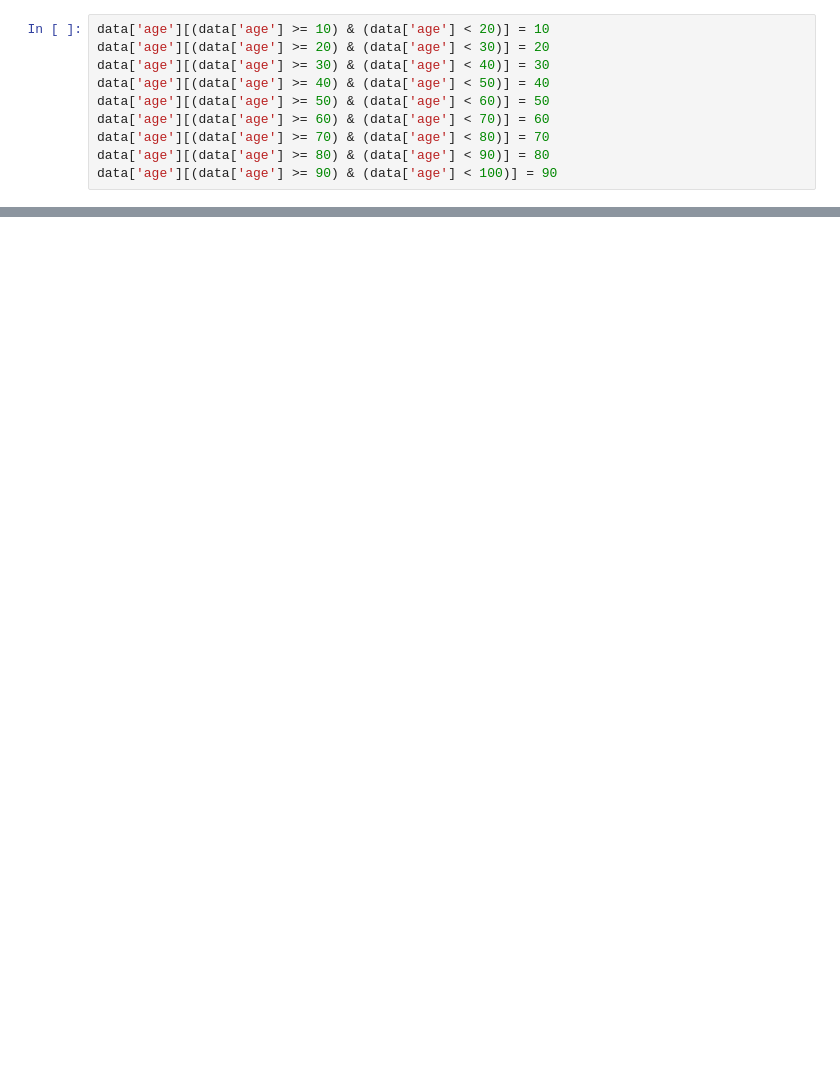
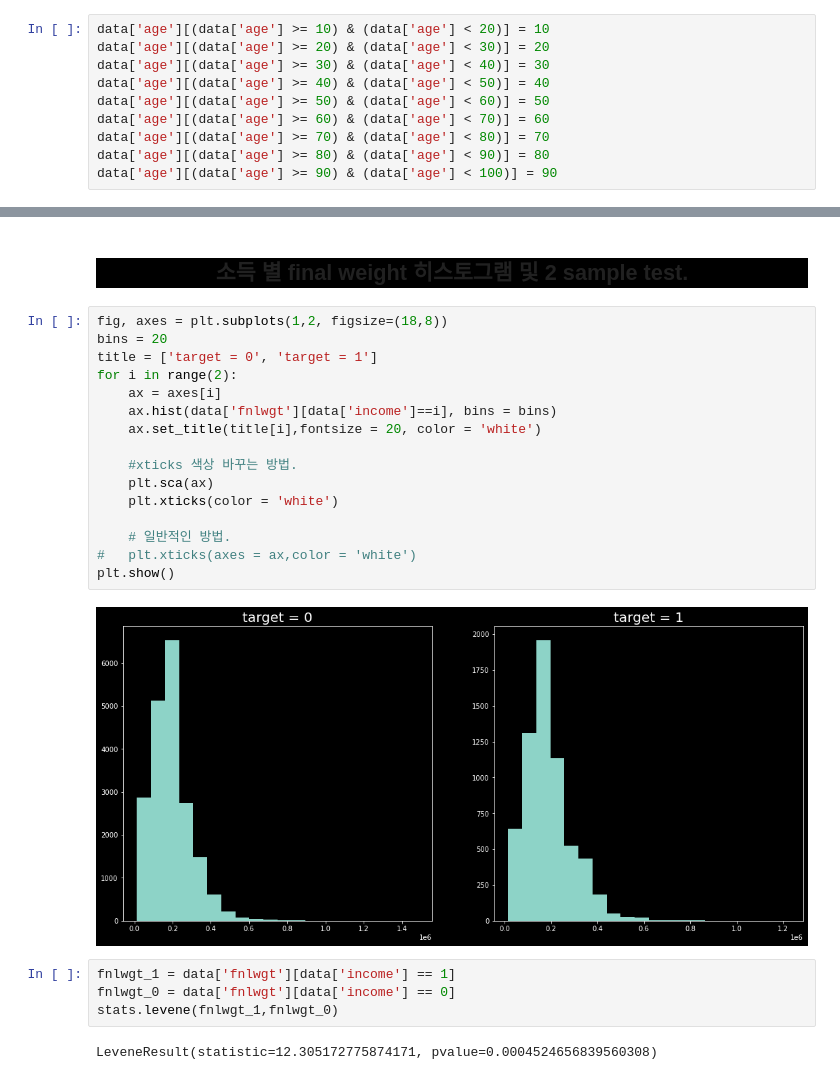
Before and after one commit to Falconno7/kaggle_project, a Jupyter notebook: T-academy_성인소득인구조사/i-want-to-be-1.ipynb, the cells around one changed output, grey strips where cells are left out. Saved outputs shown, nothing was run; the diff lists cells and outputs as text; blank space fills up the shorter version.

```diff
--- a/T-academy_성인소득인구조사/i-want-to-be-1.ipynb
+++ b/T-academy_성인소득인구조사/i-want-to-be-1.ipynb
@@ -205,0 +279,27 @@ data['age'][(data['age'] >= 90) & (data['age'] < 100)] = 90
+# %% [markdown]
+<a class="anchor" id="FINAL_WEIGHT"></a>
+## <center style="background-color:black; width:80%;">소득 별 final weight 히스토그램 및 2 sample test.</center>
+# %%
+fig, axes = plt.subplots(1,2, figsize=(18,8))
+bins = 20
+title = ['target = 0', 'target = 1']
+for i in range(2):
+    ax = axes[i]
+    ax.hist(data['fnlwgt'][data['income']==i], bins = bins)
+    ax.set_title(title[i],fontsize = 20, color = 'white')
+
+    #xticks 색상 바꾸는 방법.
+    plt.sca(ax)
+    plt.xticks(color = 'white')
+
+    # 일반적인 방법.
+#   plt.xticks(axes = ax,color = 'white')
+plt.show()
+# %% [output]
+[figure, added]
+# %%
+fnlwgt_1 = data['fnlwgt'][data['income'] == 1]
+fnlwgt_0 = data['fnlwgt'][data['income'] == 0]
+stats.levene(fnlwgt_1,fnlwgt_0)
+# %% [output]
+LeveneResult(statistic=12.305172775874171, pvalue=0.0004524656839560308)
```
Also changed, not shown: parts of 111 cells of this notebook, 2 other files.
